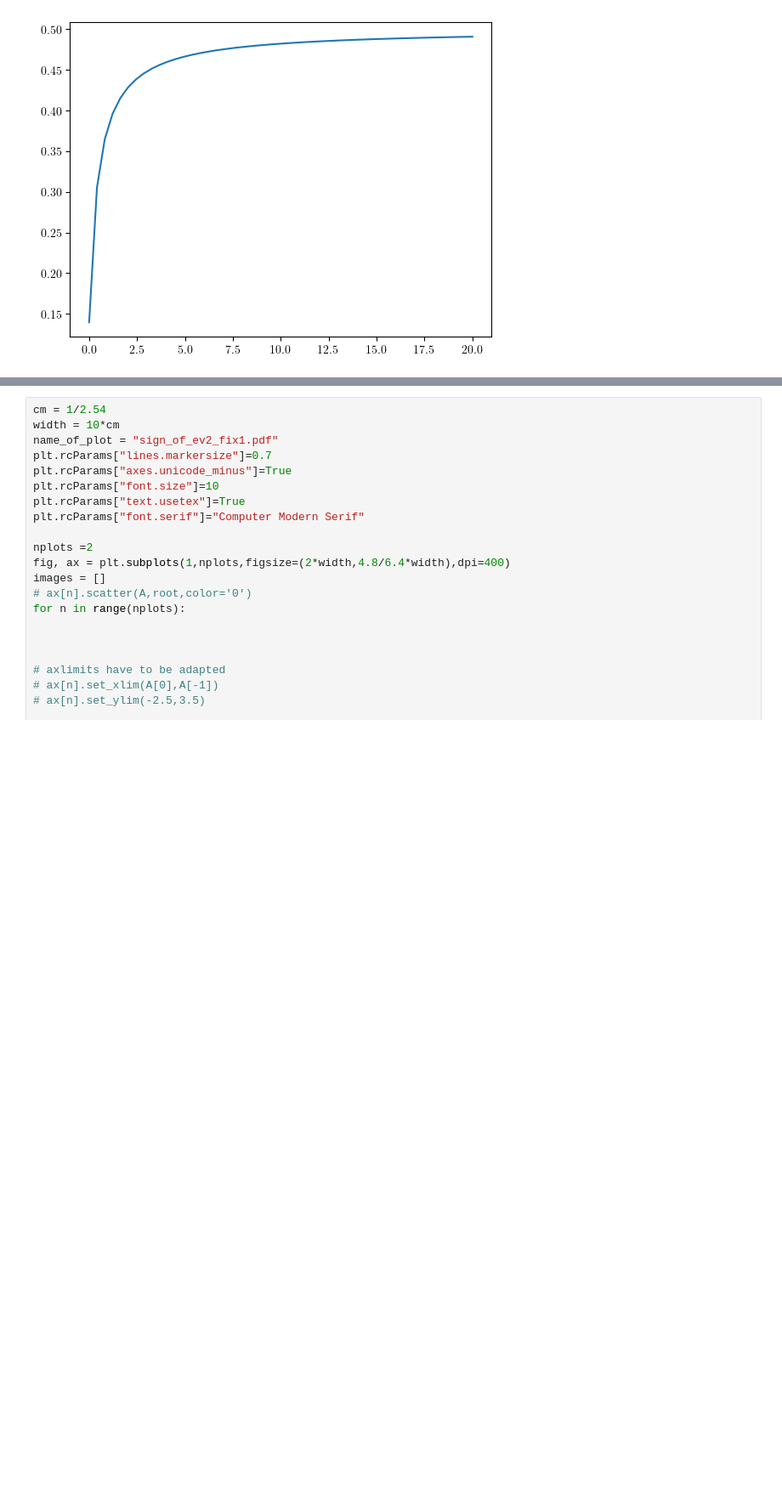
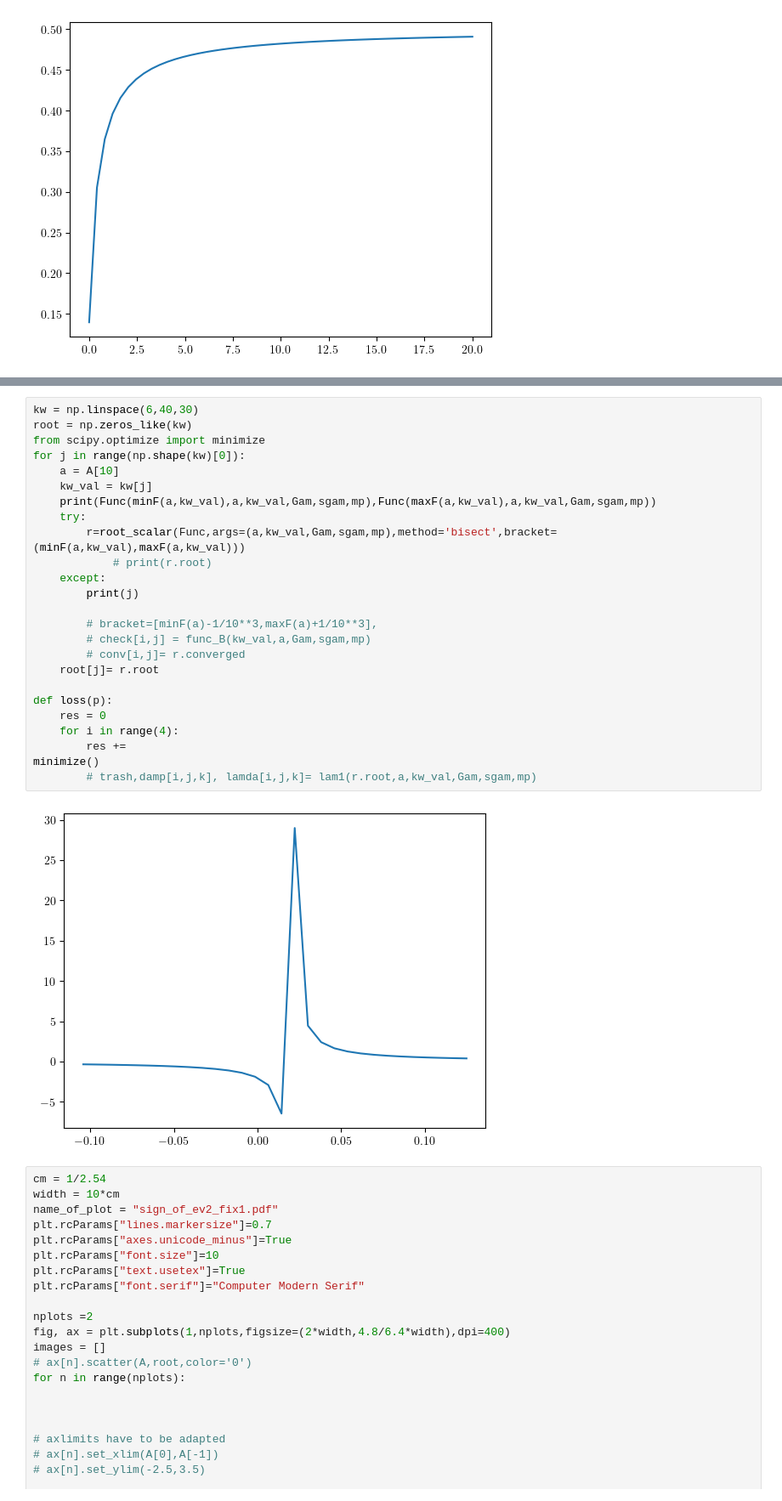
Before and after one commit to ChriGomm/Bachelor_sympy, a Jupyter notebook: fixp_alal.ipynb, the cells around one changed output, grey strips where cells are left out. Shown: that part at 85% size. Cells and saved outputs as stored; diff of their text form; blank space fills up the shorter version.

```diff
--- a/fixp_alal.ipynb
+++ b/fixp_alal.ipynb
@@ -387,3 +521,30 @@ plt.show()
+# %%
+kw = np.linspace(6,40,30)
+root = np.zeros_like(kw)
+from scipy.optimize import minimize
+for j in range(np.shape(kw)[0]):
+    a = A[10]
+    kw_val = kw[j]
+    print(Func(minF(a,kw_val),a,kw_val,Gam,sgam,mp),Func(maxF(a,kw_val),a,kw_val,Gam,sgam,mp))
+    try:
+        r=root_scalar(Func,args=(a,kw_val,Gam,sgam,mp),method='bisect',bracket=(minF(a,kw_val),maxF(a,kw_val)))
+            # print(r.root)
+    except:
+        print(j)
+
+        # bracket=[minF(a)-1/10**3,maxF(a)+1/10**3],
+        # check[i,j] = func_B(kw_val,a,Gam,sgam,mp)
+        # conv[i,j]= r.converged
+    root[j]= r.root
+
+def loss(p):
+    res = 0
+    for i in range(4):
+        res +=
+minimize()
+        # trash,damp[i,j,k], lamda[i,j,k]= lam1(r.root,a,kw_val,Gam,sgam,mp)
+# %% [output]
+[figure, added]
 # %%
 cm = 1/2.54
 width = 10*cm
```
Also changed, not shown: parts of 8 cells of this notebook, 1 other file.
